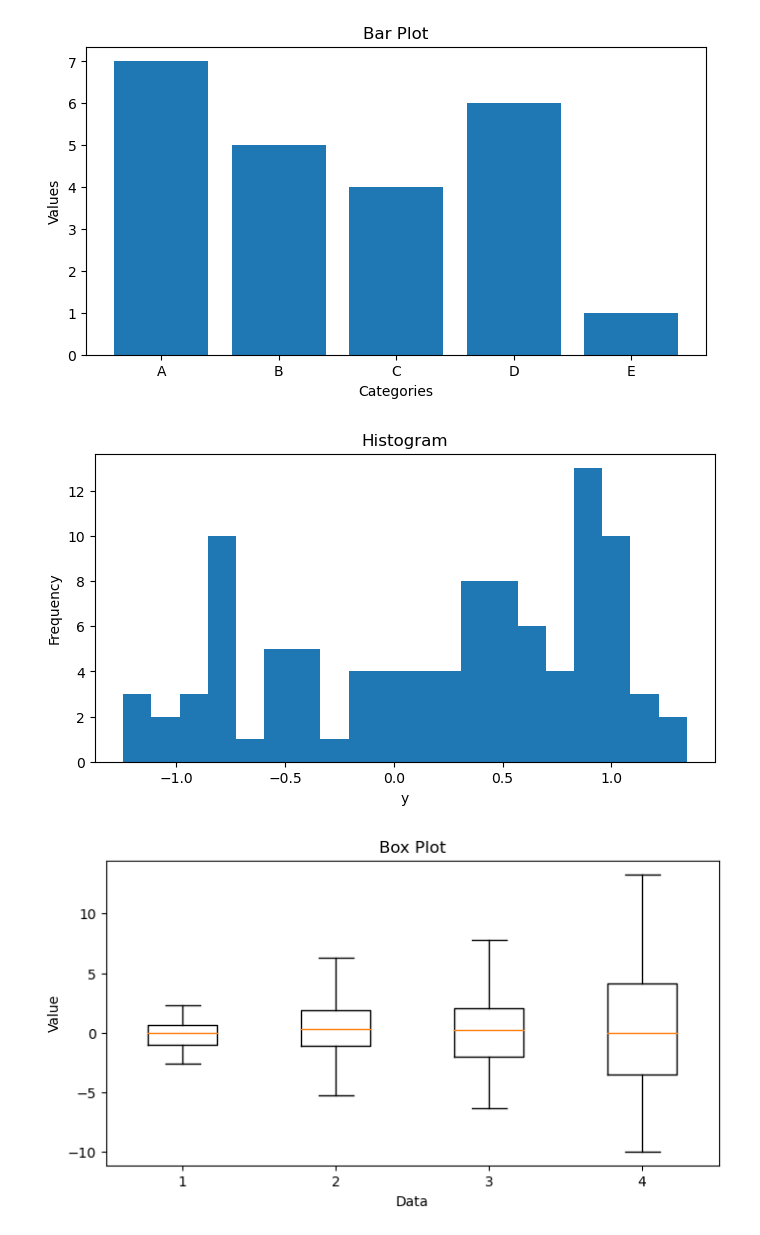
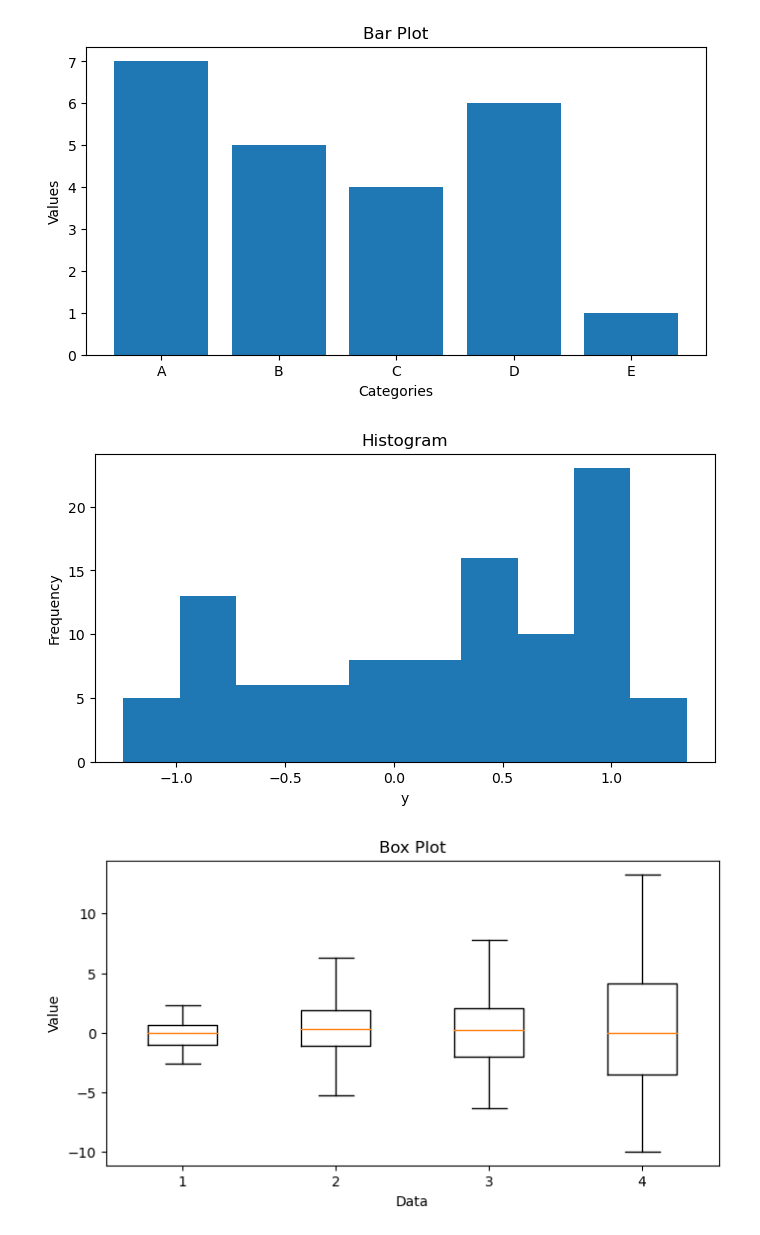
Before and after one commit to rjwrobel86/Python4Statistics, a Jupyter notebook: Notebooks/GraphicsWithMatPlotLib.ipynb, the cells around one changed output. Cells and saved outputs as stored; diff of their text form; code cells hidden in the pictures.

```diff
--- a/Notebooks/GraphicsWithMatPlotLib.ipynb
+++ b/Notebooks/GraphicsWithMatPlotLib.ipynb
@@ -45,13 +45,13 @@ plt.show()
 # %%
 #Histogram
 plt.figure(figsize=(8, 4))
-plt.hist(y, bins=20)
+plt.hist(y, bins=10)
 plt.title('Histogram')
 plt.xlabel('y')
 plt.ylabel('Frequency')
 plt.show()
 # %% [output]
-[figure, old version]
+[figure, new version]
 # %%
 #Box & Whisker Plot
 plt.figure(figsize=(8, 4))
```
Also changed, not shown: parts of 4 cells of this notebook, 3 other files.
